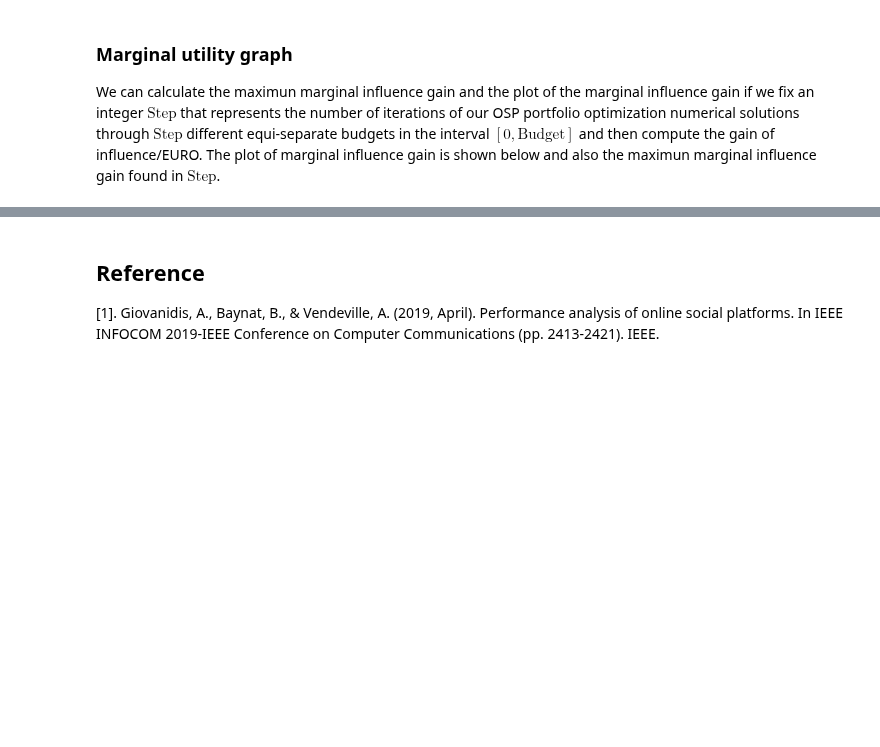
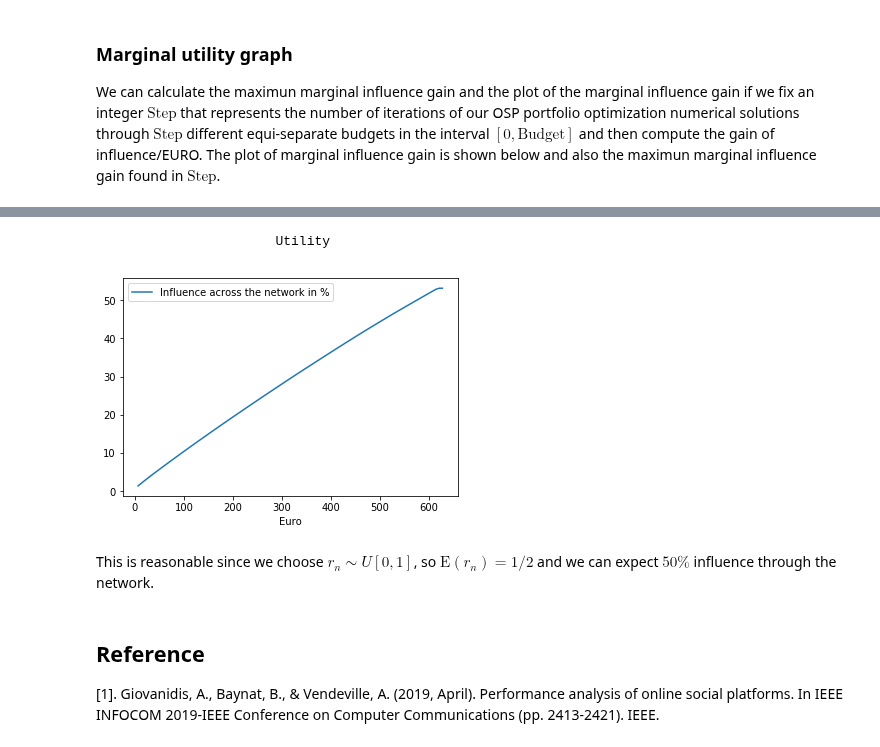
Before and after one commit to RLD-Hub/Social-Influencer-Selection, a Jupyter notebook: OSP portfolio optimization problem.ipynb, the cells around one changed output, grey strips where cells are left out. Drawn from its saved outputs; the diff is of its cells as text; code cells hidden in the pictures; blank space fills up the shorter version.

```diff
--- a/OSP portfolio optimization problem.ipynb
+++ b/OSP portfolio optimization problem.ipynb
@@ -672,3 +697,16 @@ The maximun marginal influence gain found with 100 steps is with a budget of 11.
+# %%
+SOSX2=sum(OS[3])
+OSX2=[OSX2[x]/SOSX2*100 for x in range(len(OSX2))]
+datas2={'Influence across the network in %':OSX2,'Euro':listaux}
+df2 = pd.DataFrame(datas2)
+print("                       Utility")
+df2.plot(x='Euro',y='Influence across the network in %')
+plt.show()
+# %% [output]
+                       Utility
+[figure, added]
+# %% [markdown]
+This is reasonable since we choose $r_n \sim U[0,1]$, so $\text{E}(r_n)=1/2$ and we can expect $50\%$ influence through the network.
 # %% [markdown]
 ## Reference
 
```
Also changed, not shown: parts of 20 cells of this notebook, 1 other file.
